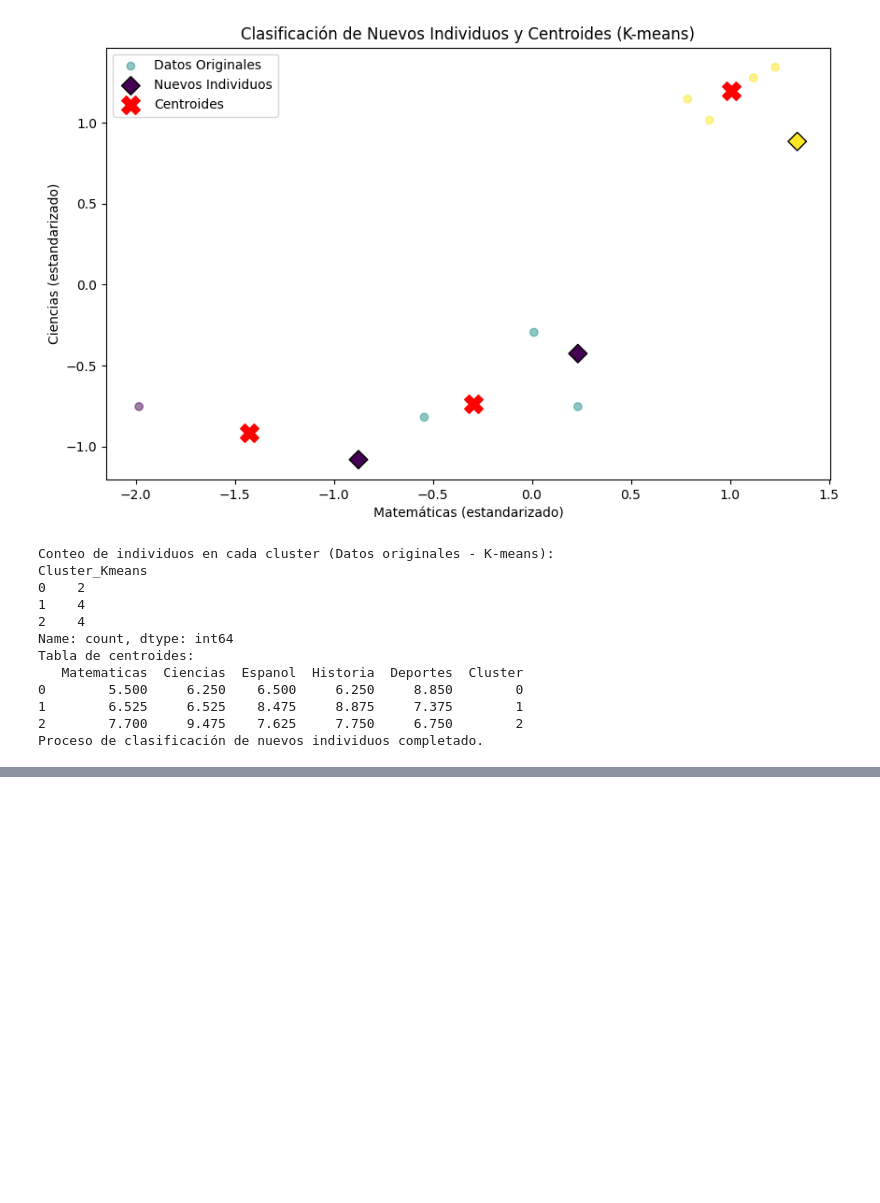
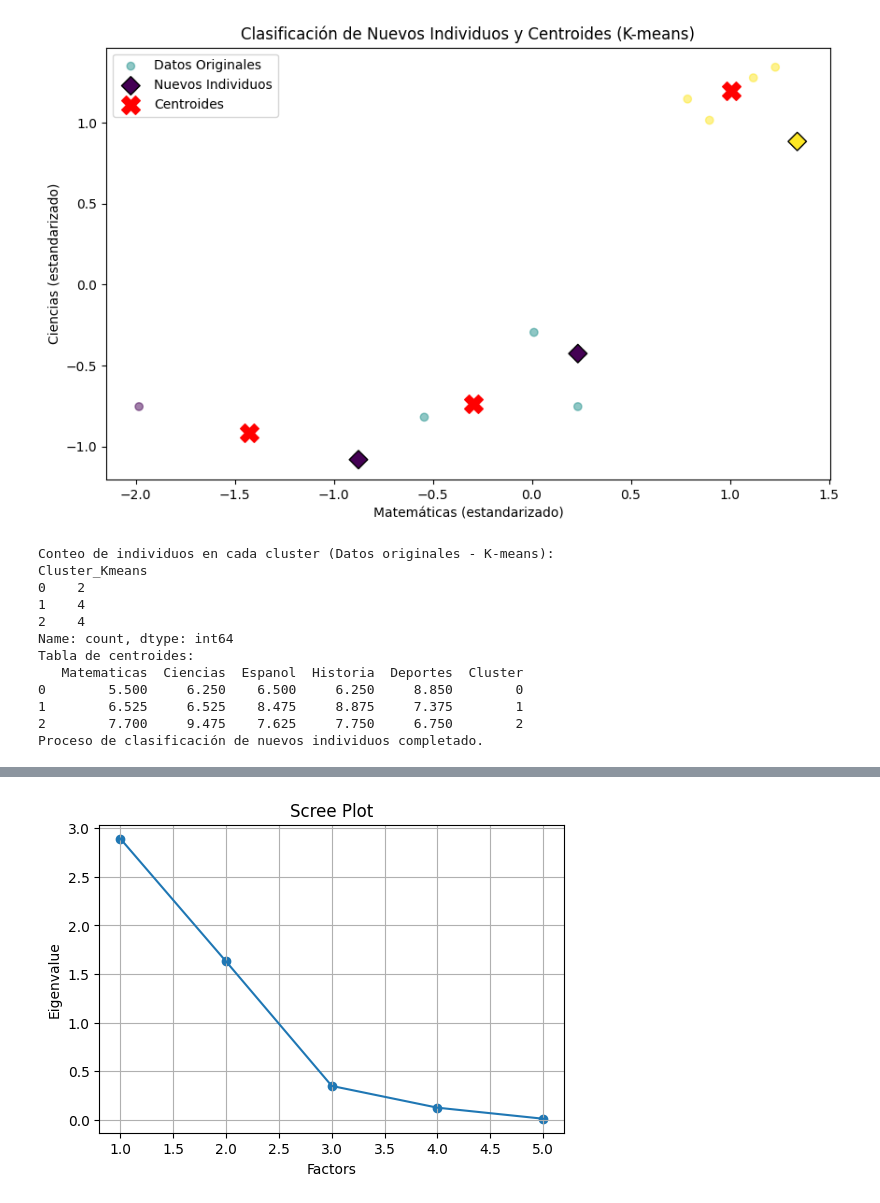
Before and after one commit to jaimeisaac2020/Python-analsisis-basicos, a Jupyter notebook: cluster_de_estudiantes.ipynb, the cells around one changed output, grey strips where cells are left out. Drawn from its saved outputs; the diff is of its cells as text; code cells hidden in the pictures; blank space fills up the shorter version.

```diff
--- a/cluster_de_estudiantes.ipynb
+++ b/cluster_de_estudiantes.ipynb
@@ -315,0 +571,81 @@ Proceso de clasificación de nuevos individuos completado.
+# %%
+# prompt: puedes mostrar las correlaciones entre varialbes, el kmo, la esfericidad de barlett, decir que variables son las mas importantes para cada factor y que individuos aportan mas a cada factors, muestra scrreplot para elegir el numero de factores
+
+import pandas as pd
+import numpy as np
+from factor_analyzer import FactorAnalyzer
+import matplotlib.pyplot as plt
+
+# Assuming your data is in a pandas DataFrame called 'df'
+# and you have already performed KMeans clustering and have 'kmeans' and 'X_scaled' available
+
+# 1. Prepare the data for factor analysis
+features = ['Matematicas', 'Ciencias', 'Espanol', 'Historia', 'Deportes']
+data_for_fa = df[features]
+
+# 2. Determine the number of factors (using scree plot)
+fa = FactorAnalyzer(n_factors=data_for_fa.shape[1], rotation=None)  # Initially set to maximum possible factors
+fa.fit(data_for_fa)
+
+ev, v = fa.get_eigenvalues()
+
+plt.figure(figsize=(6, 4))
+plt.scatter(range(1, data_for_fa.shape[1] + 1), ev)
+plt.plot(range(1, data_for_fa.shape[1] + 1), ev)
+plt.title('Scree Plot')
+plt.xlabel('Factors')
+plt.ylabel('Eigenvalue')
+plt.grid()
+plt.show()
+
+# Based on the scree plot, determine the number of factors (e.g., where the eigenvalues drop off sharply).
+# Let's assume n_factors is determined visually from the scree plot
+n_factors = 2 # Example: Choose the number of factors based on the scree plot
+
+# 3. Perform Factor Analysis with the chosen number of factors
+fa = FactorAnalyzer(n_factors=n_factors, rotation='varimax')  # Varimax rotation for easier interpretation
+fa.fit(data_for_fa)
+
+# 4. Analyze the Results
+
+# Loadings
+loadings = fa.loadings_
+print("Factor Loadings:\n", loadings)
+
+# Communalities
+communalities = fa.get_communalities()
+print("\nCommunalities:\n", communalities)
+
+# Variance Explained
+variance = fa.get_factor_variance()
+print("\nVariance Explained:\n", variance)
+
+# Variable Importance per factor
+for i in range(n_factors):
+    print(f"\nMost Important Variables for Factor {i+1}:")
+    factor_loadings = loadings[:,i]
+    sorted_loadings = np.abs(factor_loadings).argsort()[::-1] # Sort by absolute loading magnitude
+
+    for var_index in sorted_loadings:
+      print(f"  {features[var_index]}: {factor_loadings[var_index]:.3f}")
+
+# Individual contribution to factors (not directly provided by factor analysis)
+# This would require further calculations based on the factor scores, which can be computed with:
+# factor_scores = fa.transform(data_for_fa)
+
+
+# KMO and Bartlett's test (already done in previous execution)
+
+# 5. Visualize Factor Loadings
+plt.figure(figsize=(8, 6))
+plt.scatter(loadings[:, 0], loadings[:, 1]) # For 2 factors
+for i, txt in enumerate(features):
+    plt.annotate(txt, (loadings[i, 0], loadings[i, 1]))
+
+plt.xlabel("Factor 1")
+plt.ylabel("Factor 2")
+plt.title("Factor Loadings Plot")
+plt.grid(True)
+plt.show()
+# %% [output]
+[figure, added]
```
Also changed, not shown: parts of 9 cells of this notebook.
